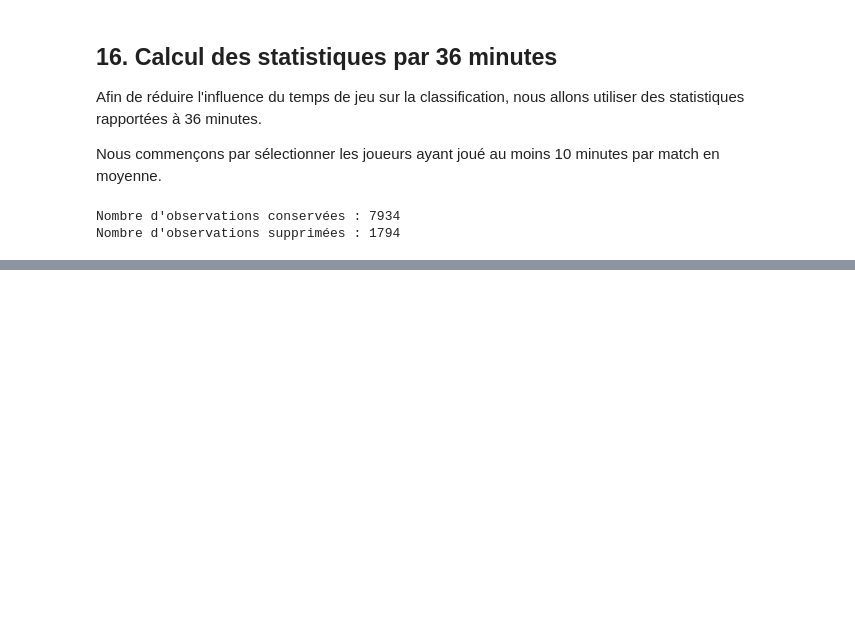
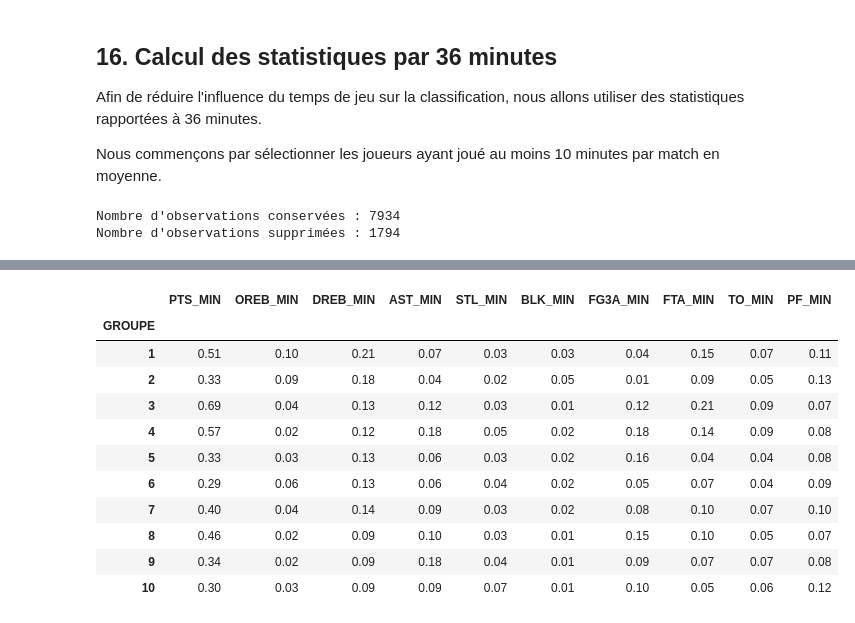
Before and after one commit to Smqck/NBA-Project, a Jupyter notebook: projet NBA/nba-player comparatif.ipynb, the cells around one changed output, grey strips where cells are left out. Cells and saved outputs as stored; diff of their text form; code cells hidden in the pictures; blank space fills up the shorter version.

```diff
--- a/projet NBA/nba-player comparatif.ipynb
+++ b/projet NBA/nba-player comparatif.ipynb
@@ -1761,0 +2069,33 @@ Nombre d'observations supprimées : 1794
+# %%
+# Création des 10 groupes sans FGA
+groupes_sans_FGA = fcluster(
+    Z_sans_FGA,
+    t=10,
+    criterion="maxclust"
+)
+
+# Récupération des joueurs de l'échantillon
+resultats_sans_FGA = moyennes_36.loc[X_sans_FGA.index].copy()
+
+# Ajout de la variable qualitative GROUPE
+resultats_sans_FGA["GROUPE"] = groupes_sans_FGA
+
+# Calcul des moyennes de chaque groupe
+stats_sans_FGA = resultats_sans_FGA.groupby("GROUPE")[
+    colonnes_sans_FGA
+].mean()
+
+display(stats_sans_FGA.round(3))
+# %% [output]
+|  | PTS_MIN | OREB_MIN | DREB_MIN | AST_MIN | STL_MIN | BLK_MIN | FG3A_MIN | FTA_MIN | TO_MIN | PF_MIN |
+| GROUPE |  |  |  |  |  |  |  |  |  |  |
+| 1 | 0.51 | 0.10 | 0.21 | 0.07 | 0.03 | 0.03 | 0.04 | 0.15 | 0.07 | 0.11 |
+| 2 | 0.33 | 0.09 | 0.18 | 0.04 | 0.02 | 0.05 | 0.01 | 0.09 | 0.05 | 0.13 |
+| 3 | 0.69 | 0.04 | 0.13 | 0.12 | 0.03 | 0.01 | 0.12 | 0.21 | 0.09 | 0.07 |
+| 4 | 0.57 | 0.02 | 0.12 | 0.18 | 0.05 | 0.02 | 0.18 | 0.14 | 0.09 | 0.08 |
+| 5 | 0.33 | 0.03 | 0.13 | 0.06 | 0.03 | 0.02 | 0.16 | 0.04 | 0.04 | 0.08 |
+| 6 | 0.29 | 0.06 | 0.13 | 0.06 | 0.04 | 0.02 | 0.05 | 0.07 | 0.04 | 0.09 |
+| 7 | 0.40 | 0.04 | 0.14 | 0.09 | 0.03 | 0.02 | 0.08 | 0.10 | 0.07 | 0.10 |
+| 8 | 0.46 | 0.02 | 0.09 | 0.10 | 0.03 | 0.01 | 0.15 | 0.10 | 0.05 | 0.07 |
+| 9 | 0.34 | 0.02 | 0.09 | 0.18 | 0.04 | 0.01 | 0.09 | 0.07 | 0.07 | 0.08 |
+| 10 | 0.30 | 0.03 | 0.09 | 0.09 | 0.07 | 0.01 | 0.10 | 0.05 | 0.06 | 0.12 |
```
Also changed, not shown: parts of 16 cells of this notebook.
